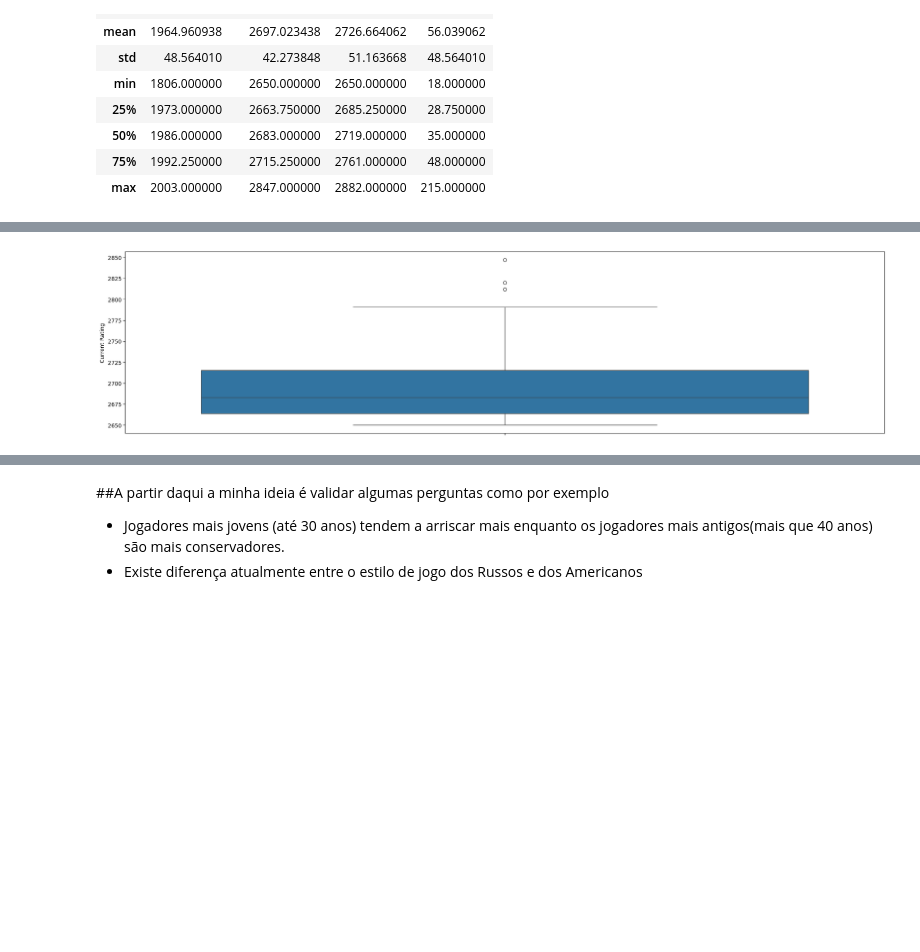
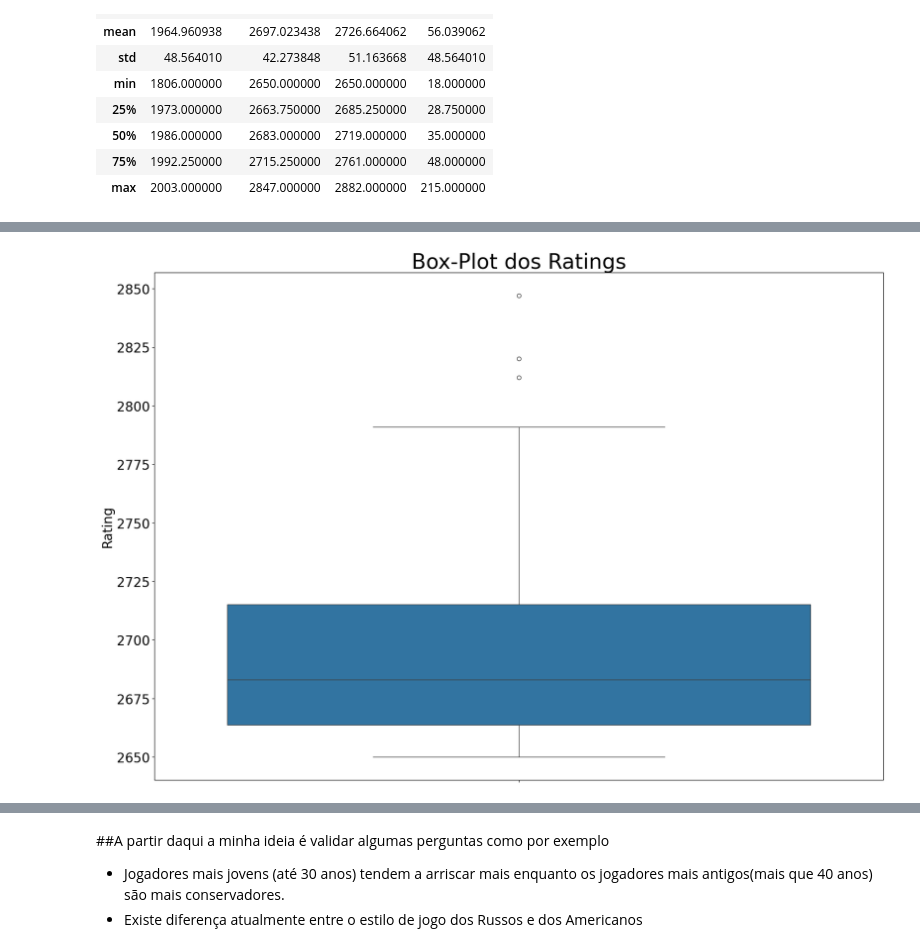
Before and after one commit to PeronxD/Python, a Jupyter notebook: análises_chess.ipynb, the cells around one changed output, grey strips where cells are left out. Cells and saved outputs as stored; diff of their text form; code cells hidden in the pictures; blank space fills up the shorter version.

```diff
--- a/análises_chess.ipynb
+++ b/análises_chess.ipynb
@@ -131,9 +131,14 @@ plt.show()
 # %%
 #boxplot dos ratings
 sns.boxplot(dados['Current Rating'])
+plt.title('Box-Plot dos Ratings', fontsize=32)
+plt.ylabel('Rating',fontsize=20)
+plt.xlabel('')
+plt.xticks(fontsize=20)
+plt.yticks(fontsize=20)
 plt.show()
 # %% [output]
-[figure, old version]
+[figure, new version]
 # %%
 # quantidade de jogadores de cada país
 ax = sns.countplot(data=dados, x='Country', order=dados['Country'].value_counts().index)
```
Also changed, not shown: parts of 9 cells of this notebook.
